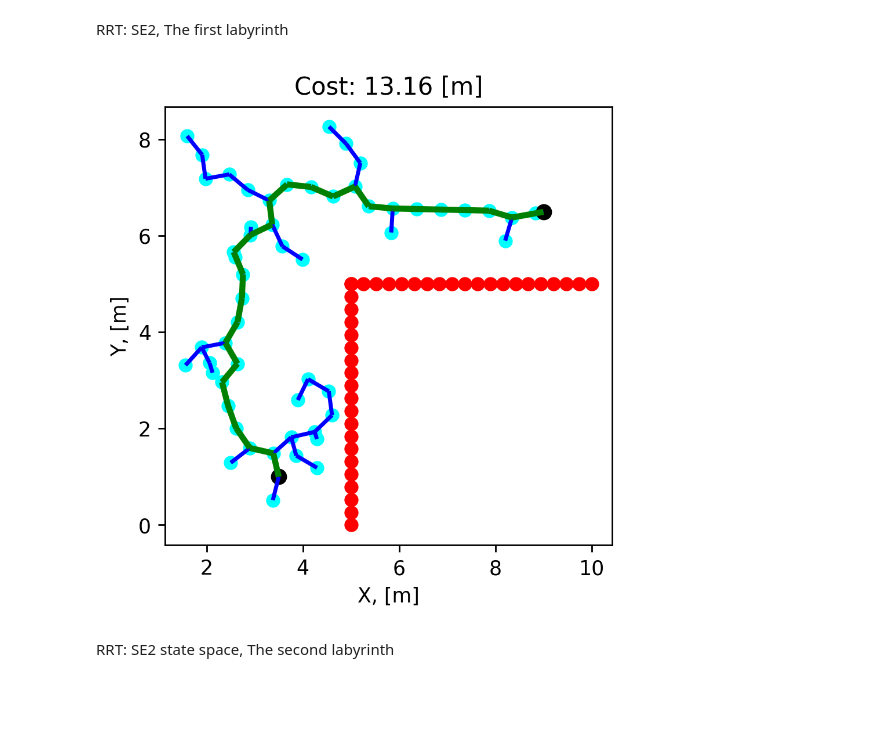
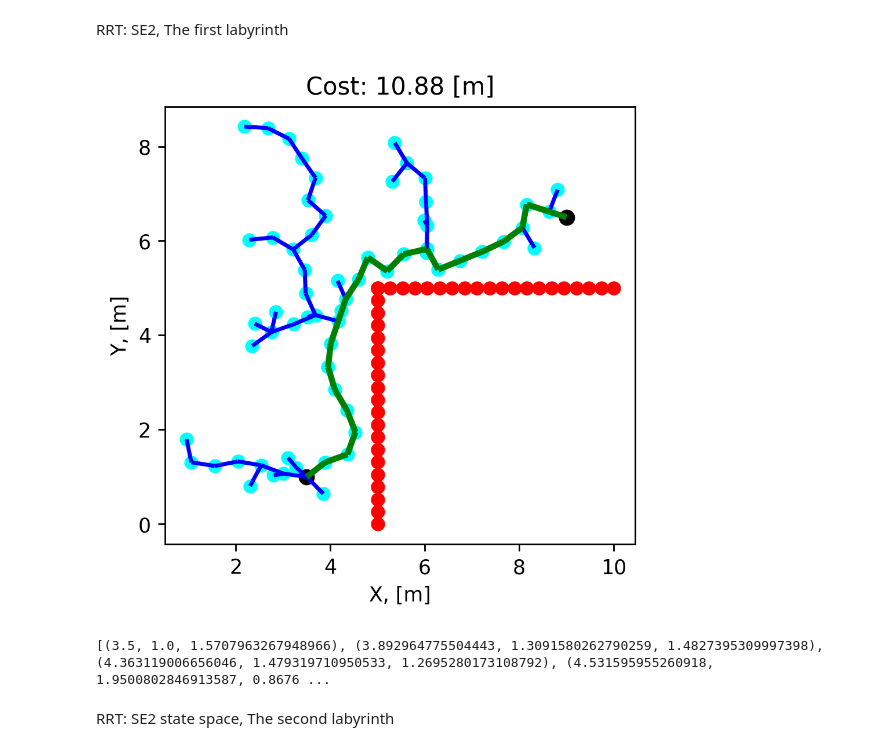
Before and after one commit to Steplerchik/motion-planner, a Jupyter notebook: notebooks/colab_rrt_plot.ipynb, the cells around one changed output. Cells and saved outputs as stored; diff of their text form; code cells hidden in the pictures; blank space fills up the shorter version.

```diff
--- a/notebooks/colab_rrt_plot.ipynb
+++ b/notebooks/colab_rrt_plot.ipynb
@@ -25,11 +11,13 @@ from motion_planner import *
 RRT: SE2, The first labyrinth
 # %%
 planner_factory = PlannerFactory()
-rrt_planner = planner_factory.get_planner(RRT)
+rrt_planner = planner_factory.make_planner(RRT)
 rrt_planner.get_trajectory(planner_factory.start_position, planner_factory.end_position)
 plot_rrt(rrt_planner, planner_factory.start_position, planner_factory.end_position, planner_factory.obstacle_points)
+print(rrt_planner.tree.vertices)
 # %% [output]
-[figure, old version]
+[figure, new version]
+[(3.5, 1.0, 1.5707963267948966), (3.892964775504443, 1.3091580262790259, 1.4827395309997398), (4.363119006656046, 1.479319710950533, 1.2695280173108792), (4.531595955260918, 1.9500802846913587, 0.8676 ...
 # %% [markdown]
 RRT: SE2 state space, The second labyrinth
 # %%
```
Also changed, not shown: parts of 7 cells of this notebook, 3 other files.
